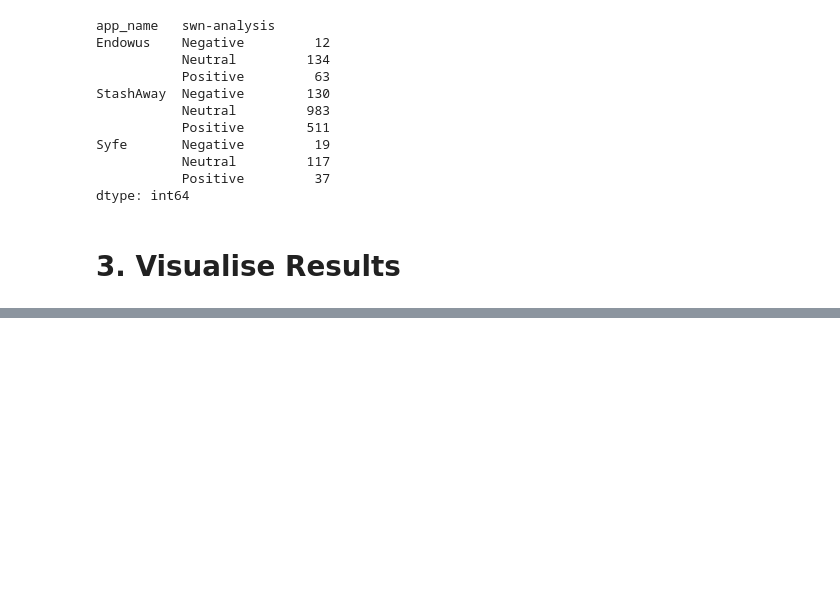
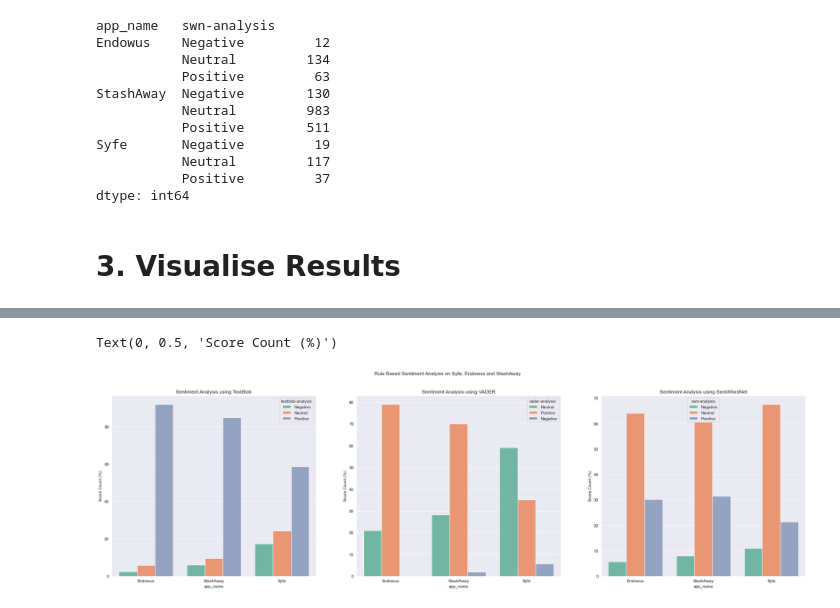
Before and after one commit to leonswl/sg-roboadvisors-analysis, a Jupyter notebook: app-review-analysis/multiple-rule-based-sentiment-analysis.ipynb, the cells around one changed output, grey strips where cells are left out. Cells and saved outputs as stored; diff of their text form; code cells hidden in the pictures; blank space fills up the shorter version.

```diff
--- a/app-review-analysis/multiple-rule-based-sentiment-analysis.ipynb
+++ b/app-review-analysis/multiple-rule-based-sentiment-analysis.ipynb
@@ -342,0 +347,37 @@ Text(0, 0.5, 'Score Count')
+# %%
+# Convert sentiment results from series into dataframes
+tb_grouped_df = tb_counts_df.groupby(['app_name',tb_counts_df['textblob-analysis']]).agg({'count':'sum'})
+tb_percent_df = tb_grouped_df.groupby(level=0).apply(lambda x: 100*x/float(x.sum()))
+tb_percent_df = pd.DataFrame(tb_percent_df).reset_index().rename(columns={'count':'perc_count'})
+
+vd_grouped_df = vd_counts_df .groupby(['app_name',vd_counts_df['vader-analysis']]).agg({'count':'sum'})
+vd_percent_df = vd_grouped_df.groupby(level=0).apply(lambda x: 100*x/float(x.sum()))
+vd_percent_df = pd.DataFrame(vd_percent_df).reset_index().rename(columns={'count':'perc_count'})
+
+
+swn_grouped_df = swn_counts_df .groupby(['app_name',swn_counts_df['swn-analysis']]).agg({'count':'sum'})
+swn_percent_df = swn_grouped_df.groupby(level=0).apply(lambda x: 100*x/float(x.sum()))
+swn_percent_df = pd.DataFrame(swn_percent_df).reset_index().rename(columns={'count':'perc_count'})
+# %%
+sns.set_style( 'darkgrid' )
+col = sns.color_palette("Set2")
+fig1, axes1 = plt.subplots(1,3,figsize=[30,8])
+fig1.suptitle('Rule Based Sentiment Analysis on Syfe, Endowus and StashAway')
+
+## Plot 1
+sns.barplot(ax=axes1[0],data=tb_percent_df,x='app_name',y='perc_count',hue='textblob-analysis', palette=col)
+axes1[0].set_title('Sentiment Analysis using TextBlob')
+axes1[0].set_ylabel('Score Count (%)')
+
+## Plot 2
+sns.barplot(ax=axes1[1],data=vd_percent_df,x='app_name',y='perc_count',hue='vader-analysis', palette=col)
+axes1[1].set_title('Sentiment Analysis using VADER')
+axes1[1].set_ylabel('Score Count (%)')
+
+## Plot 3
+sns.barplot(ax=axes1[2],data=swn_percent_df,x='app_name',y='perc_count',hue='swn-analysis', palette=col)
+axes1[2].set_title('Sentiment Analysis using SentiWordNet')
+axes1[2].set_ylabel('Score Count (%)')
+# %% [output]
+Text(0, 0.5, 'Score Count (%)')
+[figure, added]
```
Also changed, not shown: parts of 4 cells of this notebook.
